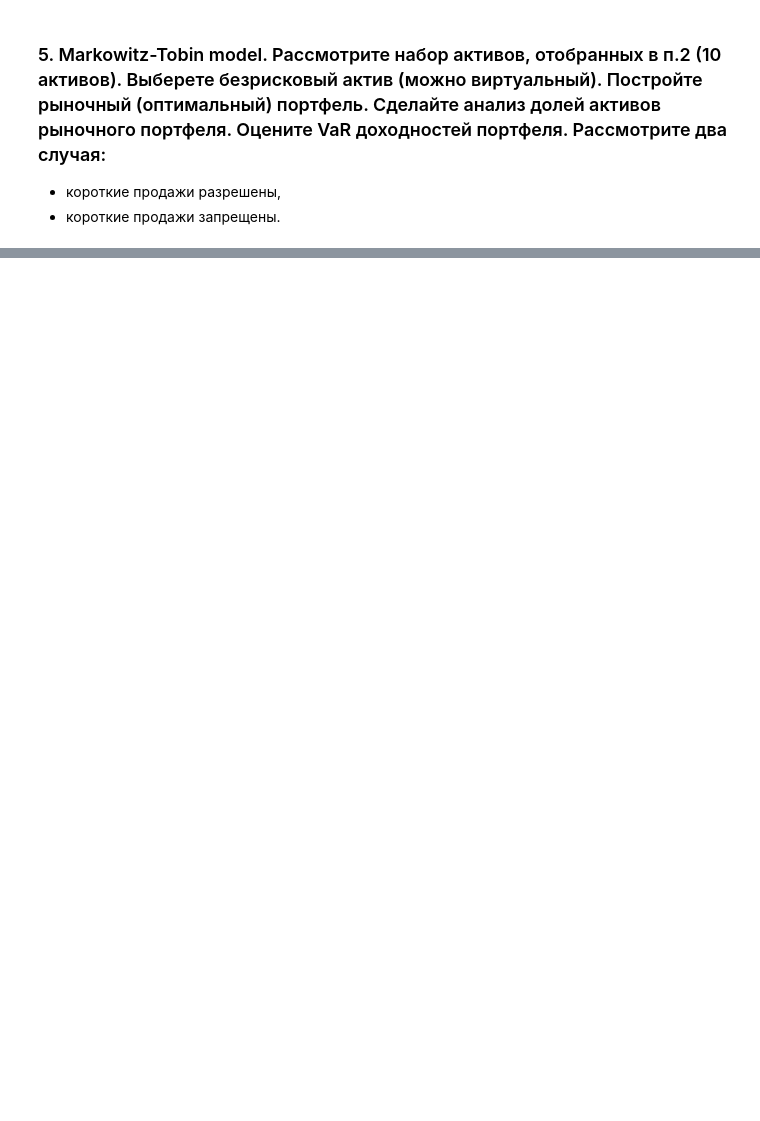
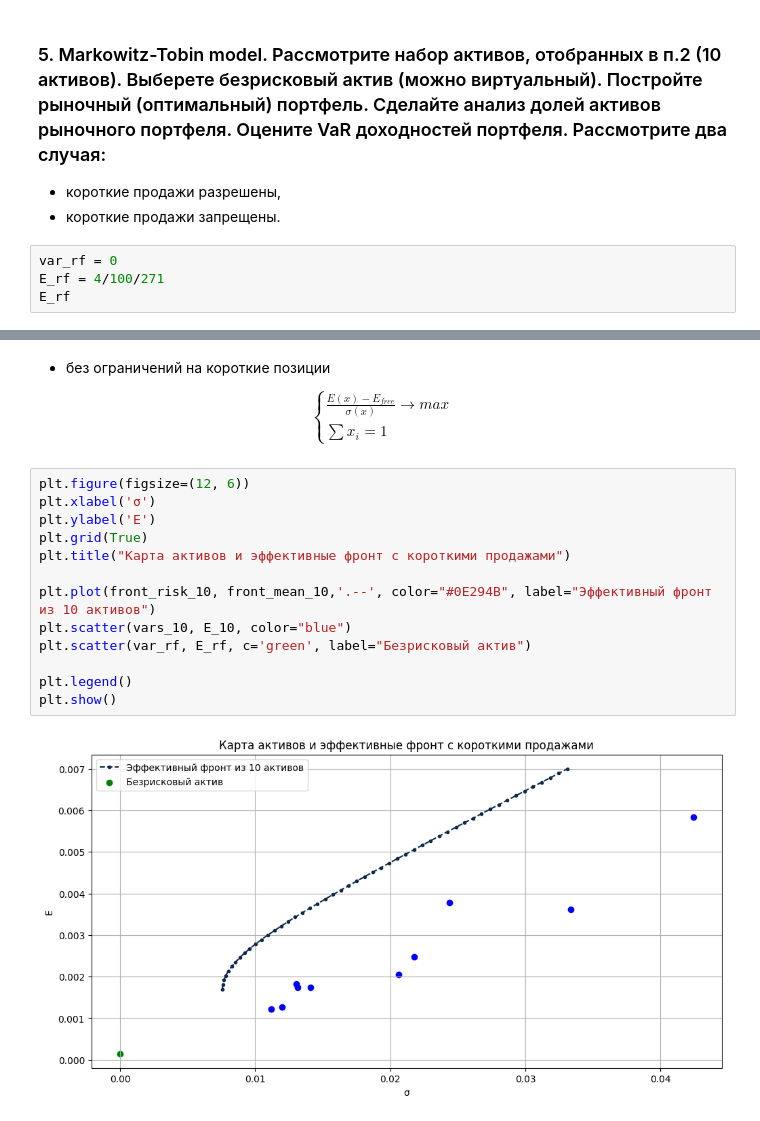
Before and after one commit to LevBugrov/financial-transaction-models, a Jupyter notebook: lab2.ipynb, the cells around one changed output, grey strips where cells are left out. Drawn from its saved outputs; the diff is of its cells as text; blank space fills up the shorter version.

```diff
--- a/lab2.ipynb
+++ b/lab2.ipynb
@@ -319,3 +428,7 @@ plt.show()
 ### 5. Markowitz-Tobin model. Рассмотрите набор активов, отобранных в п.2 (10 активов).  Выберете  безрисковый актив (можно виртуальный). Постройте рыночный (оптимальный)  портфель. Сделайте анализ долей активов рыночного портфеля. Оцените VaR доходностей портфеля. Рассмотрите два случая:
 - короткие продажи разрешены,
 - короткие продажи запрещены.
+# %%
+var_rf = 0
+E_rf = 4/100/271
+E_rf
@@ -321,0 +496,19 @@ plt.show()
+# %% [markdown]
+ - без ограничений на короткие позиции
+
+$$ \begin{cases} \frac{E(x) - E_{free}}{\sigma(x)} \rightarrow  max \\ \sum x_i = 1 \end{cases} $$
+# %%
+plt.figure(figsize=(12, 6))
+plt.xlabel('σ')
+plt.ylabel('E')
+plt.grid(True)
+plt.title("Карта активов и эффективные фронт с короткими продажами")
+
+plt.plot(front_risk_10, front_mean_10,'.--', color="#0E294B", label="Эффективный фронт из 10 активов")
+plt.scatter(vars_10, E_10, color="blue")
+plt.scatter(var_rf, E_rf, c='green', label="Безрисковый актив")
+
+plt.legend()
+plt.show()
+# %% [output]
+[figure, added]
```
Also changed, not shown: parts of 22 cells of this notebook.
